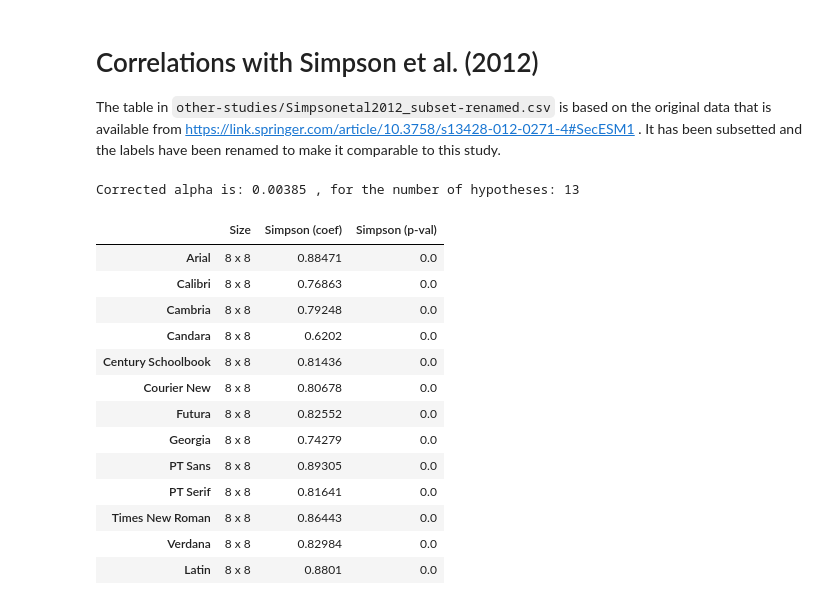
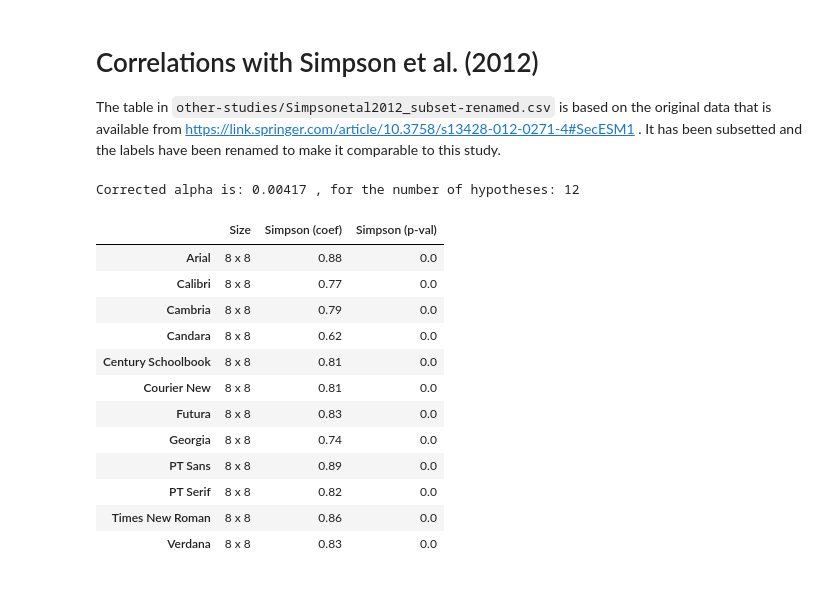
Before and after one commit to MrBrezina/context-sensitive-visual-similarity, a Jupyter notebook: data/correlations-with-simpson-et-al.ipynb, the cells around one changed output. Cells and saved outputs as stored; diff of their text form; code cells hidden in the pictures.

```diff
--- a/data/correlations-with-simpson-et-al.ipynb
+++ b/data/correlations-with-simpson-et-al.ipynb
@@ -24,49 +24,46 @@ for c in Simpson.columns:
 # and statistical coefficients
 
 paths = sorted(glob.glob("csv/similarity-matrices/latin/*.csv"))
-# add Sparse Latin to the end
-paths.append("csv/similarity-matrices/latin.csv")
 # alpha after Bonferroni correction
 alpha = 0.05 / len(paths)
 print("Corrected alpha is:", round(alpha, 5), ", for the number of hypotheses:", len(paths))
 
 # compile results
 studyname = "Simpson"
 paths = {path.split("/")[-1].replace(".csv", "").replace("_latin", "").replace("-", " ").title().replace("Pt", "PT"):path for path in paths}
 e = pd.DataFrame(index=paths.keys(), columns=["Size", "%s (coef)" % studyname, "%s (p-val)" % studyname])
 
 for font, _ in e.iterrows():
     if "Sparse" in font:
       e.loc[font]["Size"] = "26 x 26"
     else:
       e.loc[font]["Size"] = "8 x 8"
-    sm  = pd.read_csv(paths[font], header=0, index_col=0, skiprows=[1,], usecols=[0, 2,3,4,5,6,7,8,9])
+    sm  = pd.read_csv(paths[font], header=0, index_col=0, skiprows=[1,], usecols=[0,2,3,4,5,6,7,8,9])
     # erase diagonal
     for c in sm.columns:
       sm.loc[c][c] = np.NaN
     ll = np.dot(*sm.shape)
     s1 = sm.values.reshape(ll)
 
     # calculate spearman’s rank correlation coefficient
     # subset and reshape
     s2 = pd.DataFrame(eval(studyname), index=sm.index, columns=sm.columns).values.reshape(ll)
     coef, p_val = stats.spearmanr(s1, s2, nan_policy="omit")
-    e.loc[font][studyname + " (coef)"] = round(coef, 5)
-    e.loc[font][studyname + " (p-val)"] = round(p_val, 5)
+    e.loc[font][studyname + " (coef)"] = round(coef, 2)
+    e.loc[font][studyname + " (p-val)"] = round(p_val, 3)
 display(e)
 # %% [output]
-Corrected alpha is: 0.00385 , for the number of hypotheses: 13
+Corrected alpha is: 0.00417 , for the number of hypotheses: 12
 |  | Size | Simpson (coef) | Simpson (p-val) |
-| Arial | 8 x 8 | 0.88471 | 0.0 |
-| Calibri | 8 x 8 | 0.76863 | 0.0 |
-| Cambria | 8 x 8 | 0.79248 | 0.0 |
-| Candara | 8 x 8 | 0.6202 | 0.0 |
-| Century Schoolbook | 8 x 8 | 0.81436 | 0.0 |
-| Courier New | 8 x 8 | 0.80678 | 0.0 |
-| Futura | 8 x 8 | 0.82552 | 0.0 |
-| Georgia | 8 x 8 | 0.74279 | 0.0 |
-| PT Sans | 8 x 8 | 0.89305 | 0.0 |
-| PT Serif | 8 x 8 | 0.81641 | 0.0 |
-| Times New Roman | 8 x 8 | 0.86443 | 0.0 |
-| Verdana | 8 x 8 | 0.82984 | 0.0 |
-| Latin | 8 x 8 | 0.8801 | 0.0 |
+| Arial | 8 x 8 | 0.88 | 0.0 |
+| Calibri | 8 x 8 | 0.77 | 0.0 |
+| Cambria | 8 x 8 | 0.79 | 0.0 |
+| Candara | 8 x 8 | 0.62 | 0.0 |
+| Century Schoolbook | 8 x 8 | 0.81 | 0.0 |
+| Courier New | 8 x 8 | 0.81 | 0.0 |
+| Futura | 8 x 8 | 0.83 | 0.0 |
+| Georgia | 8 x 8 | 0.74 | 0.0 |
+| PT Sans | 8 x 8 | 0.89 | 0.0 |
+| PT Serif | 8 x 8 | 0.82 | 0.0 |
+| Times New Roman | 8 x 8 | 0.86 | 0.0 |
+| Verdana | 8 x 8 | 0.83 | 0.0 |
```
Also changed, not shown: parts of 5 cells of this notebook, 3 other files.
